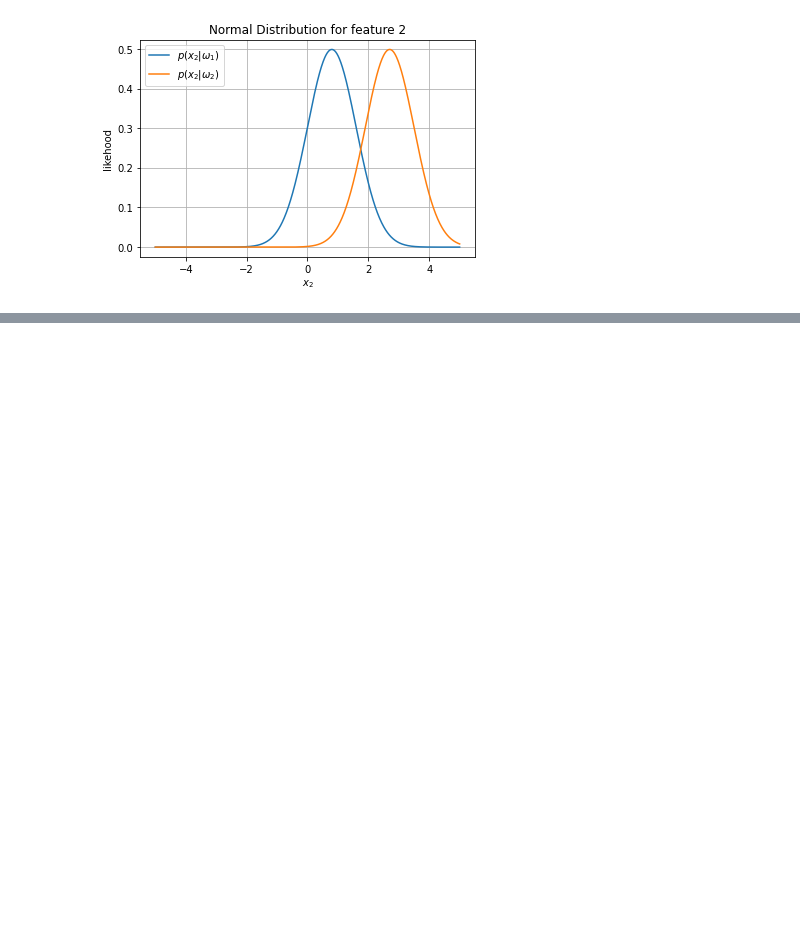
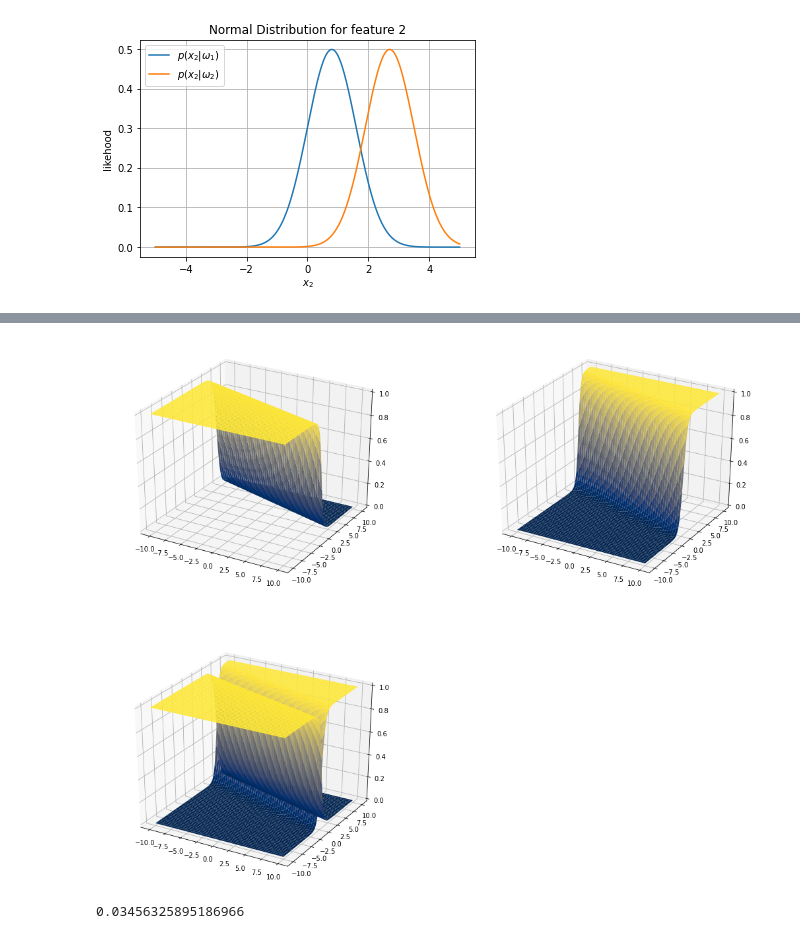
Before and after one commit to Sourland/pattern-recognision, a Jupyter notebook: Naive_Bayes.ipynb, the cells around one changed output, grey strips where cells are left out. Saved outputs shown, nothing was run; the diff lists cells and outputs as text; code cells hidden in the pictures; blank space fills up the shorter version.

```diff
--- a/Naive_Bayes.ipynb
+++ b/Naive_Bayes.ipynb
@@ -87,0 +116,58 @@ plt.show()
+# %%
+"""----------------------------------3D PLOT OF A POSTERIORI PROBABILITIES ------------------------------------"""
+x = np.linspace(-10,10,1000)
+y = np.linspace(-10,10,1000)
+X, Y = np.meshgrid(x,y)
+pos = np.empty(X.shape + (2,))
+pos[:, :, 0] = X; pos[:, :, 1] = Y
+Px_omega1 = multivariate_normal(mu_class_healthy , covariance_matrix)
+Px_omega2 = multivariate_normal(mu_class_cancer , covariance_matrix)
+
+totalProbability = Px_omega1.pdf(pos) * P_omega1 + Px_omega2.pdf(pos) * P_omega2
+
+#calculate a posteriori probabilities for the two categories
+Pomega1_x = (Px_omega1.pdf(pos) * P_omega1) / totalProbability
+Pomega2_x = (Px_omega2.pdf(pos) * P_omega2) / totalProbability
+
+#create the 3D plots
+fig = plt.figure(figsize = (18,15))
+
+ax1 = fig.add_subplot(2, 2, 1, projection='3d')
+ax2 = fig.add_subplot(2, 2, 2, projection='3d')
+ax3 = fig.add_subplot(2, 2, 3, projection='3d')
+
+ax1.plot_surface(X, Y, Pomega1_x,cmap='cividis',linewidth=0)
+ax2.plot_surface(X, Y, Pomega2_x,cmap='cividis',linewidth=0)
+ax3.plot_surface(X, Y, Pomega1_x,cmap='cividis',linewidth=0)
+ax3.plot_surface(X, Y, Pomega2_x,cmap='cividis',linewidth=0)
+plt.show()
+# %% [output]
+[figure, added]
+# %%
+#Calculate Bayesian error
+x = np.linspace(-10,10,1000)
+y = np.linspace(-10,10,1000)
+X, Y = np.meshgrid(x,y)
+pos = np.empty(X.shape + (2,))
+pos[:, :, 0] = X; pos[:, :, 1] = Y
+Px_omega1 = multivariate_normal(mu_class_healthy , covariance_matrix)
+Px_omega2 = multivariate_normal(mu_class_cancer , covariance_matrix)
+
+totalProbability = Px_omega1.pdf(pos) * P_omega1 + Px_omega2.pdf(pos) * P_omega2
+
+#calculate a posteriori probabilities for the two categories
+Pomega1_x = (Px_omega1.pdf(pos) * P_omega1) / totalProbability
+Pomega2_x = (Px_omega2.pdf(pos) * P_omega2) / totalProbability
+
+error = 0
+
+for i in range(0,1000):
+  for j in range(0,1000):
+    if Pomega1_x[i][j] >= Pomega2_x[i][j]:
+      error = error + Px_omega2.pdf(pos[i,j,:]) * P_omega2 *0.0004
+    if Pomega2_x[i][j] > Pomega1_x[i][j]:
+      error = error + Px_omega1.pdf(pos[i,j,:]) * P_omega1 * 0.0004
+
+print(error)
+# %% [output]
+0.03456325895186966
```
Also changed, not shown: parts of 4 cells of this notebook.
